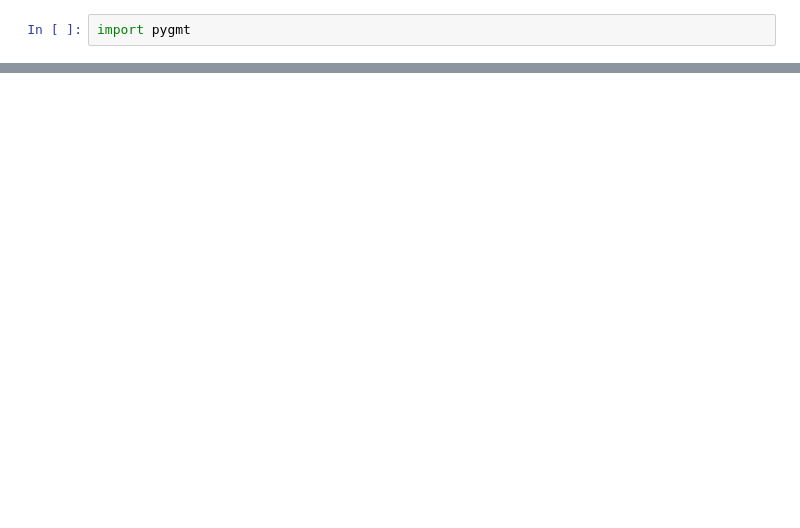
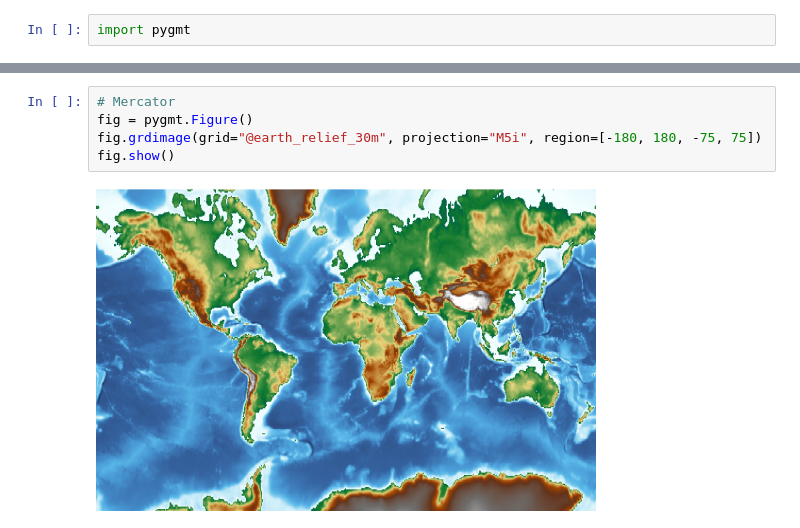
Before and after one commit to willschlitzer/learn-pygmt, a Jupyter notebook: grdimage-guide.ipynb, the cells around one changed output, grey strips where cells are left out. Saved outputs shown, nothing was run; the diff lists cells and outputs as text; blank space fills up the shorter version.

```diff
--- a/grdimage-guide.ipynb
+++ b/grdimage-guide.ipynb
@@ -16,0 +29,7 @@ fig.show()
+# %%
+# Mercator
+fig = pygmt.Figure()
+fig.grdimage(grid="@earth_relief_30m", projection="M5i", region=[-180, 180, -75, 75])
+fig.show()
+# %% [output]
+[figure, added]
```
Also changed, not shown: parts of 5 cells of this notebook.
